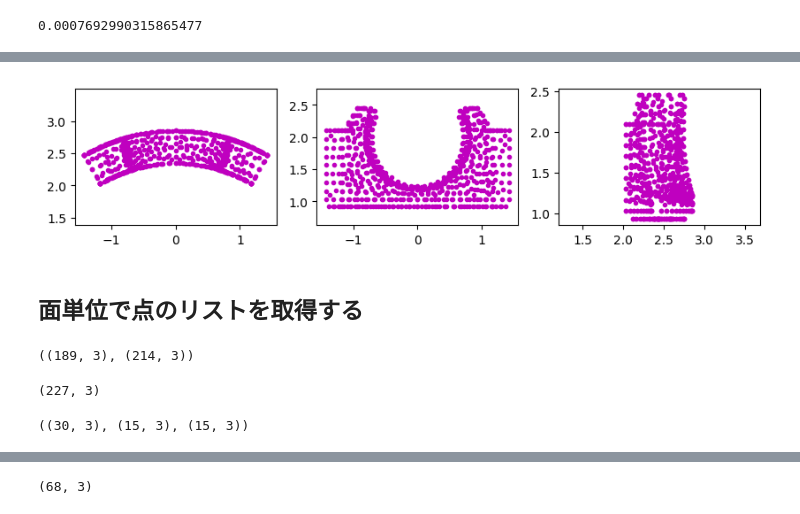
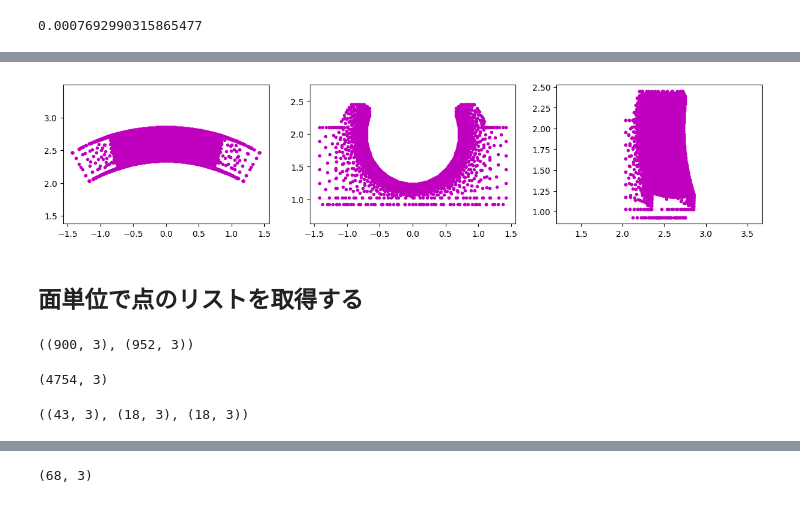
Before and after one commit to gyakusu/Mophing, a Jupyter notebook: python/BearingMakeList.ipynb, the cells around one changed output, grey strips where cells are left out. Drawn from its saved outputs; the diff is of its cells as text; code cells hidden in the pictures.

```diff
--- a/python/BearingMakeList.ipynb
+++ b/python/BearingMakeList.ipynb
@@ -98,7 +106,13 @@ not_ball_points.shape
 # %%
 z_dist = np.linalg.norm(not_ball_points[:,:2], axis=1)
+height = not_ball_points[:,2]
 # %%
-is_cage = (z_dist > Ri * 0.99) & (z_dist < Ro * 1.01) & (not_ball_points[:,2] < hz * 1.01) & (not_ball_points[:,2] > lsh * 0.99)
+is_cage = (z_dist > Ri * 0.99) \
+    & (z_dist < Ro * 1.01) \
+    & (height < hz * 1.01) \
+    & (height > lsh * 0.99) \
+    & ((height + z_dist) > (lsh + Ri + bevel) * 0.99) \
+    & ((height - z_dist) > (lsh - Ro + bevel) * 1.01)
 cage_points = not_ball_points[is_cage]
 # %%
 azimath = np.rad2deg(np.arctan2(cage_points[:,0], cage_points[:,1]))
@@ -106,15 +120,15 @@ azimath = np.rad2deg(np.arctan2(cage_points[:,0], cage_points[:,1]))
 is_wall = ((azimath < (-30 * 0.99)) | (azimath > (30 * 0.99))) & (cage_points[:,2] > (hsh * 1.01))
 points = cage_points[~is_wall]
 # %%
-fig, ax = plt.subplots(1, 3, figsize=(10, 2))
+fig, ax = plt.subplots(1, 3, figsize=(15, 3))
 for i in[0,1]:
     ax[i].plot(points[:,0]*1e3, points[:,1+i]*1e3, 'm.')
     ax[i].axis('equal')
 ax[2].plot(points[:,1]*1e3, points[:,2]*1e3, 'm.')
 ax[2].axis('equal')
 plt.show()
 # %% [output]
-[figure, old version]
+[figure, new version]
 # %% [markdown]
 ## 面単位で点のリストを取得する
 # %%
@@ -125,20 +139,20 @@ curvature_out = points[z_distance > Ro*0.999]
 
 curvature_in.shape, curvature_out.shape
 # %% [output]
-((189, 3), (214, 3))
+((900, 3), (952, 3))
 # %%
-sphire = points[np.linalg.norm(points - xp, axis=1) < Rp*1.0001]
+sphire = points[np.linalg.norm(points - xp, axis=1) < Rp*0.999]
 sphire.shape
 # %% [output]
-(227, 3)
+(4754, 3)
 # %%
 shoulder = points[(points[:,2] > hsh*0.999)&(points[:,2] < hsh*1.001)]
-shoulder_left = shoulder[shoulder[:,0] < -Rp]
-shoulder_right = shoulder[shoulder[:,0] > Rp]
+shoulder_left = shoulder[shoulder[:,0] < -Rp*1.1]
+shoulder_right = shoulder[shoulder[:,0] > Rp*1.1]
 
 shoulder.shape, shoulder_left.shape, shoulder_right.shape
 # %% [output]
-((30, 3), (15, 3), (15, 3))
+((43, 3), (18, 3), (18, 3))
 # %%
 sh_dist = np.linalg.norm(points - xsh, axis=1)
 neck = points[(sh_dist < Rsh*1.01)&(sh_dist > Rsh*0.99)&(points[:,2] > hsh*0.999)]
```
Also changed, not shown: parts of 55 cells of this notebook, 10 other files.
